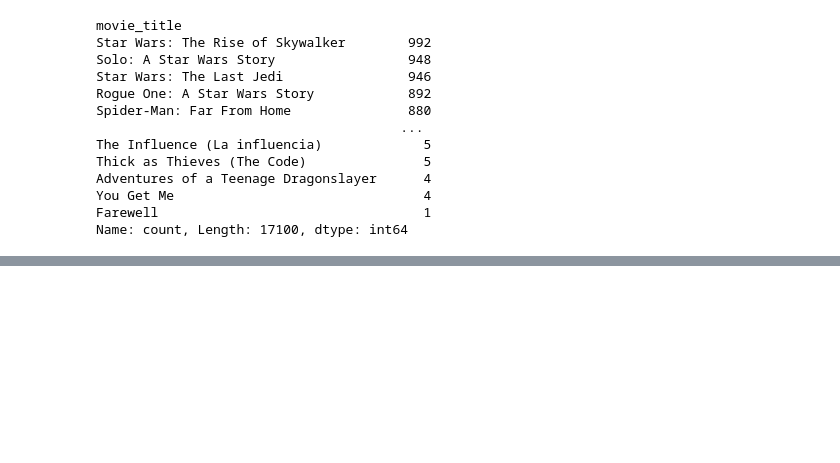
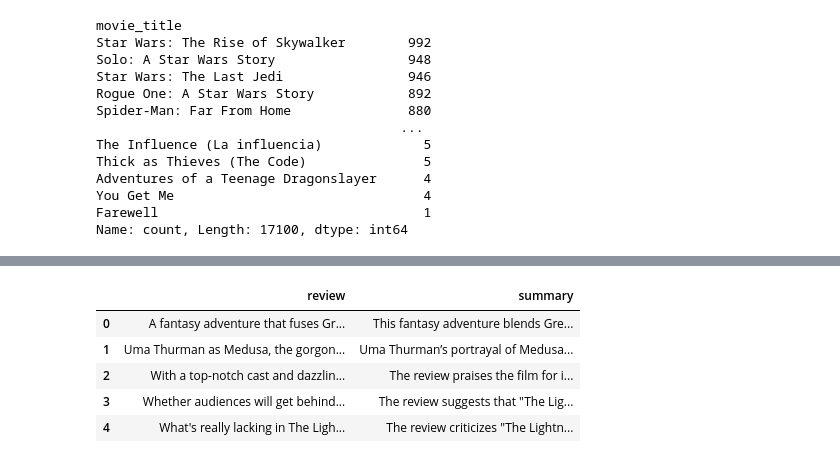
Before and after one commit to sir-hobbyjog/Review_analysis, a Jupyter notebook: openai-v2.ipynb, the cells around one changed output, grey strips where cells are left out. Cells and saved outputs as stored; diff of their text form; code cells hidden in the pictures; blank space fills up the shorter version.

```diff
--- a/openai-v2.ipynb
+++ b/openai-v2.ipynb
@@ -35,25 +57,3 @@ specific_movie_reviews.head()
 specific_movie_reviews.shape
 # %% [output]
 (149, 3)
-# %%
-# Initialize a list to hold the results
-results = []
-
-for index, review in enumerate(specific_movie_reviews['review_content']):
-    response = chat_gpt(review)
-    # Assuming the response is in the format "Summary: ... Sentiment: ... Rating: ..."
-    lines = response.split('\n')
-
-    summary = lines[0].split(':', 1)[1].strip() if len(lines) > 0 else "N/A"
-    sentiment = lines[1].split(':', 1)[1].strip() if len(lines) > 1 else "N/A"
-    rating = lines[2].split(':', 1)[1].strip() if len(lines) > 2 else "N/A"
-
-    results.append({
-        'Review Index': index,
-        'Summary': summary,
-        'Sentiment': sentiment,
-        'Rating': rating
-    })
-
-# Convert the list to a DataFrame
-df_results = pd.DataFrame(results)
@@ -77,0 +109,9 @@ Name: count, Length: 17100, dtype: int64
+# %%
+summaries_df.head()
+# %% [output]
+|  | review | summary |
+| 0 | A fantasy adventure that fuses Gr... | This fantasy adventure blends Gre... |
+| 1 | Uma Thurman as Medusa, the gorgon... | Uma Thurman’s portrayal of Medusa... |
+| 2 | With a top-notch cast and dazzlin... | The review praises the film for i... |
+| 3 | Whether audiences will get behind... | The review suggests that "The Lig... |
+| 4 | What's really lacking in The Ligh... | The review criticizes "The Lightn... |
```
Also changed, not shown: parts of 11 cells of this notebook.
